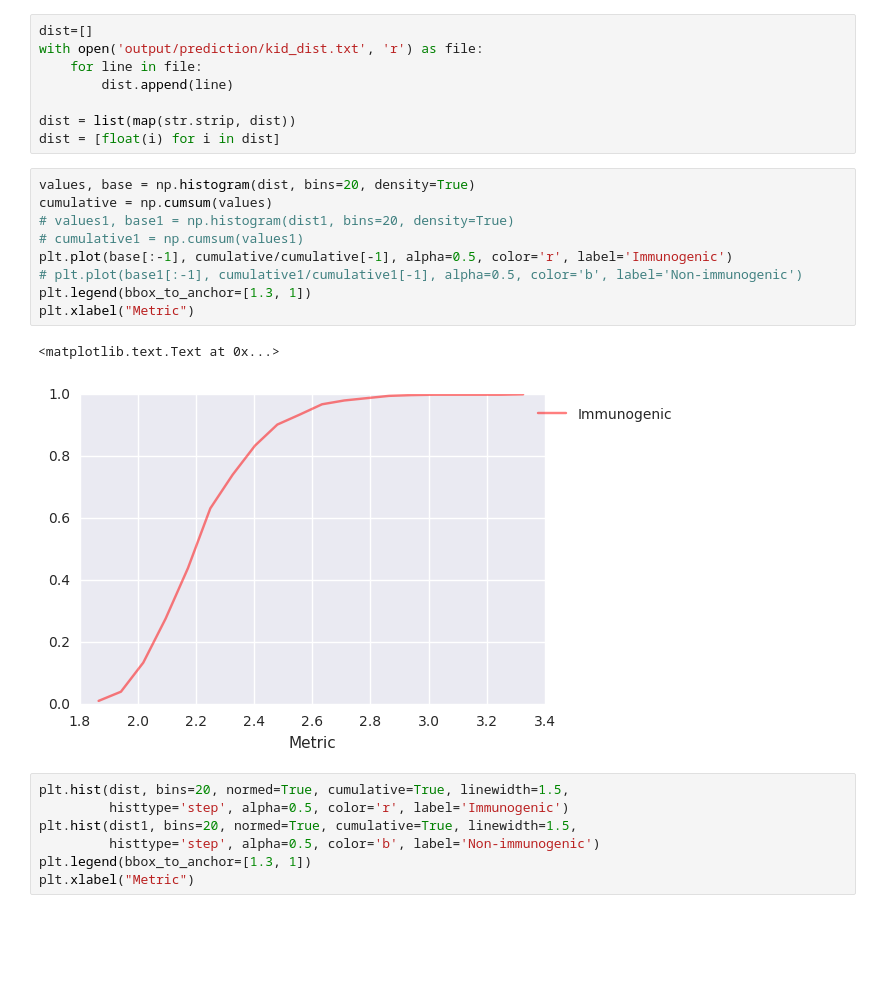
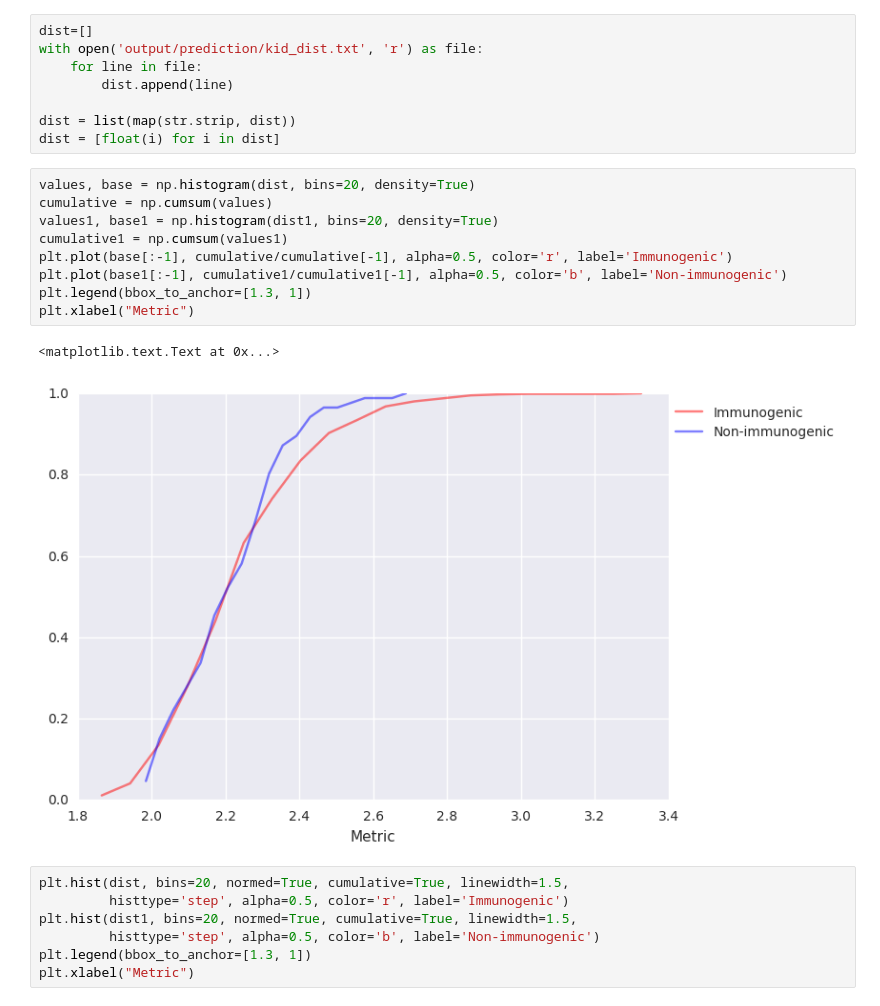
Before and after one commit to antigenomics/ipred, a Jupyter notebook: Immuno_metrics.ipynb, the cells around one changed output. Saved outputs shown, nothing was run; the diff lists cells and outputs as text; blank space fills up the shorter version.

```diff
--- a/Immuno_metrics.ipynb
+++ b/Immuno_metrics.ipynb
@@ -157,15 +157,15 @@ dist = [float(i) for i in dist]
 # %%
 values, base = np.histogram(dist, bins=20, density=True)
 cumulative = np.cumsum(values)
-# values1, base1 = np.histogram(dist1, bins=20, density=True)
-# cumulative1 = np.cumsum(values1)
+values1, base1 = np.histogram(dist1, bins=20, density=True)
+cumulative1 = np.cumsum(values1)
 plt.plot(base[:-1], cumulative/cumulative[-1], alpha=0.5, color='r', label='Immunogenic')
-# plt.plot(base1[:-1], cumulative1/cumulative1[-1], alpha=0.5, color='b', label='Non-immunogenic')
+plt.plot(base1[:-1], cumulative1/cumulative1[-1], alpha=0.5, color='b', label='Non-immunogenic')
 plt.legend(bbox_to_anchor=[1.3, 1])
 plt.xlabel("Metric")
 # %% [output]
 <matplotlib.text.Text at 0x...>
-[figure, old version]
+[figure, new version]
 # %%
 plt.hist(dist, bins=20, normed=True, cumulative=True, linewidth=1.5,
          histtype='step', alpha=0.5, color='r', label='Immunogenic')
```
Also changed, not shown: 4 other files.
